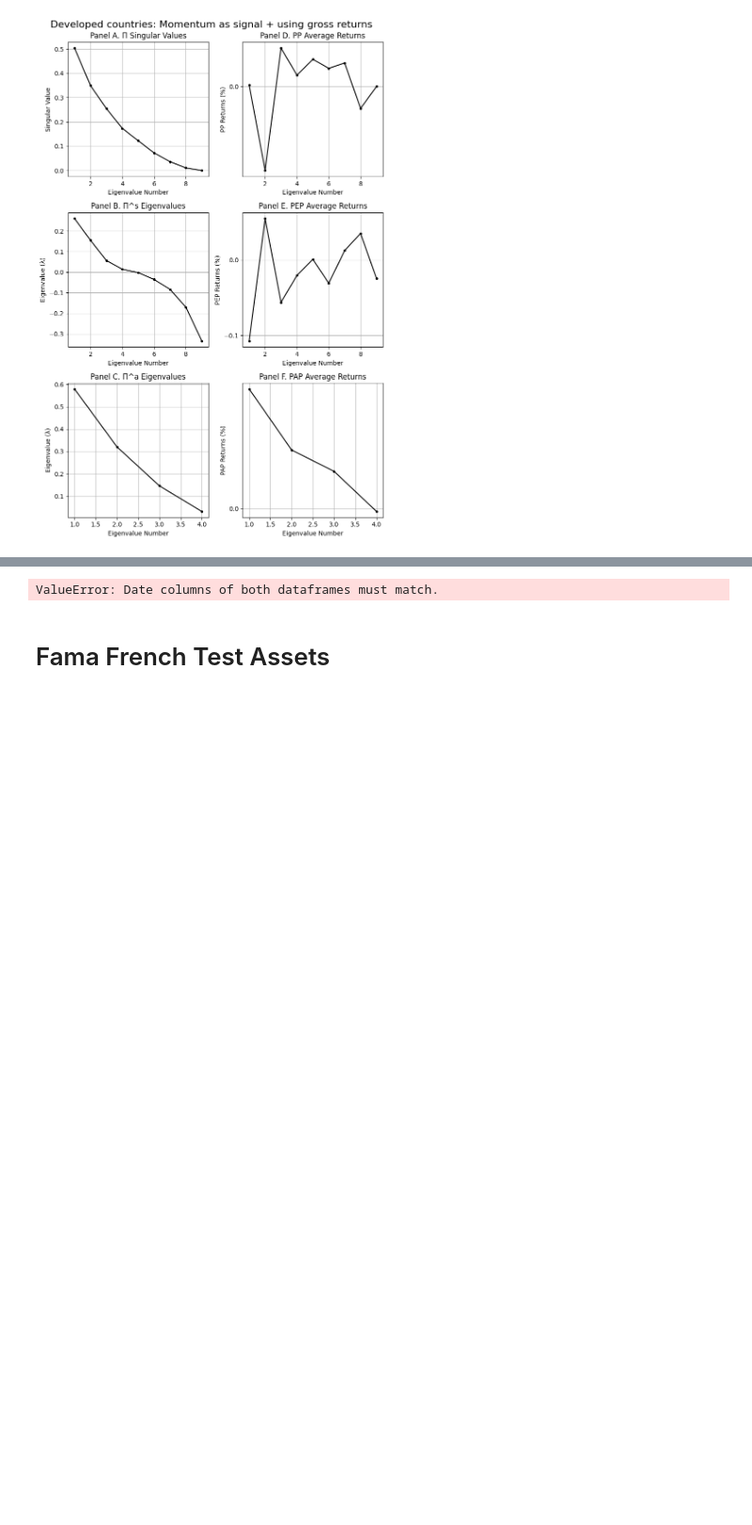
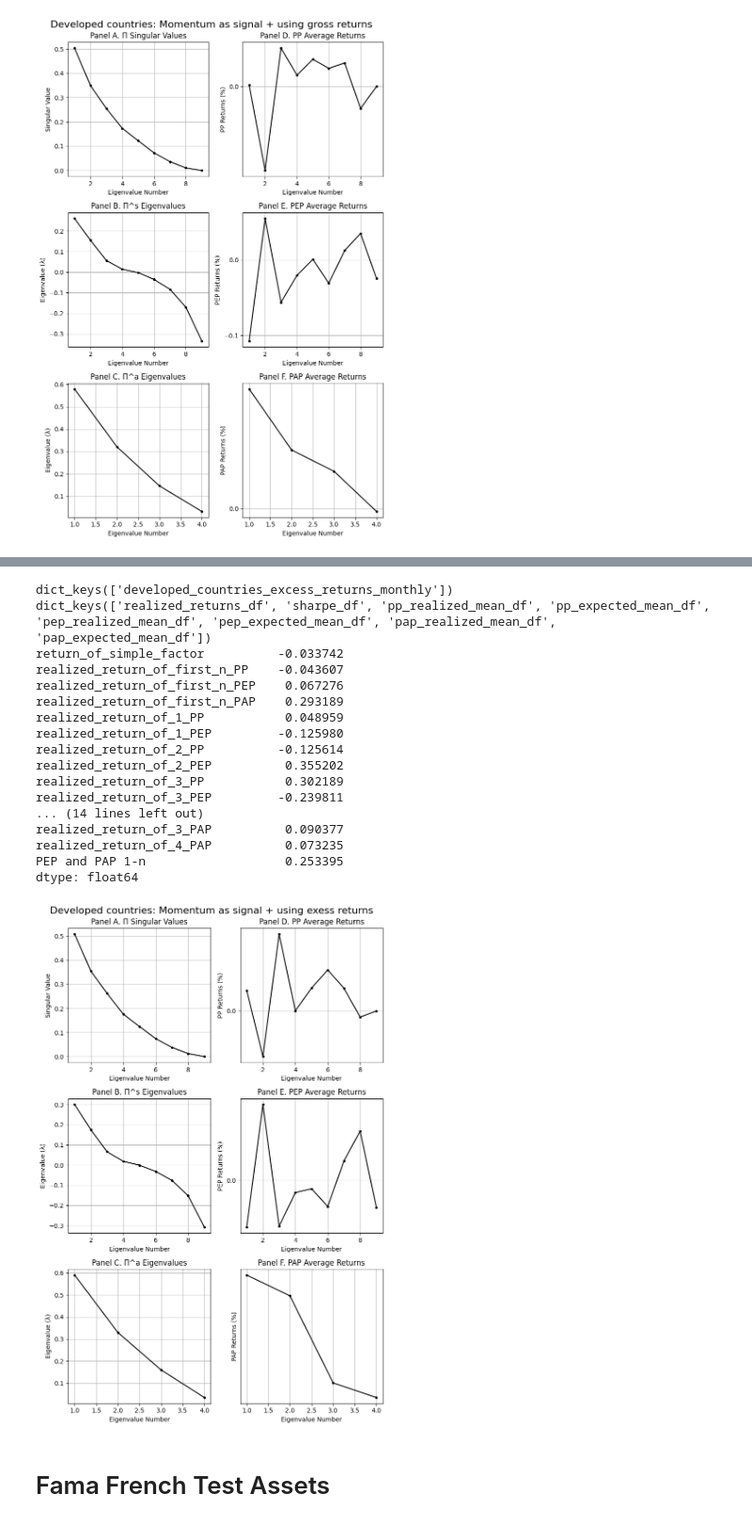
Before and after one commit to aminizadyar/Principal-Portfolios, a Jupyter notebook: PP_monthly_equity_FX.ipynb, the cells around one changed output, grey strips where cells are left out. Shown at 94% size. Saved outputs shown, nothing was run; the diff lists cells and outputs as text; code cells hidden in the pictures; blank space fills up the shorter version.

Commit message:
excess returns show improvement

```diff
--- a/PP_monthly_equity_FX.ipynb
+++ b/PP_monthly_equity_FX.ipynb
@@ -147,38 +100,54 @@ signal_df
 # %%
-starting_year_to_filter = 1998
+starting_year_to_filter = 1999
 end_year_to_filter = 2024
 number_of_lookback_periods = 60
 number_of_PPs_to_consider = 2
 number_of_PEPs_to_consider = 2
 number_of_PAPs_to_consider = 3
 output_dict = {}
 
 developed_countries_excess_return_monthly = pp.calculate_log_FX_excess_returns(developed_countries_spot_monthly,developed_countries_futures_monthly).dropna()
 # using past month's momentum as the signal
 signal_df = pp.build_signal_df_for_1month_momentum(developed_countries_excess_return_monthly).dropna()
-
-output_dict[dataset_spot.split("/")[1].split(".xlsx")[0]] = pp.build_PP(developed_countries_excess_return_monthly,signal_df,
+portfolios_key = "developed_countries_excess_returns_monthly"
+output_dict[portfolios_key] = pp.build_PP(developed_countries_excess_return_monthly,signal_df,
                                                                    number_of_lookback_periods,starting_year_to_filter,end_year_to_filter,
                                                                    factor_data_monthly=None, number_of_PPs_to_consider=number_of_PPs_to_consider,
                                                                    number_of_PEPs_to_consider=number_of_PEPs_to_consider,
                                                                    number_of_PAPs_to_consider= number_of_PAPs_to_consider)
 
 # I calculate the results for all datasets. the results are stored in this dictionay.
 print(output_dict.keys())
 '''
 Every value of this dictionary is itself another dictionary.
 For instance the key 'sharpe_df' can be used to access the sharp values of this set of results.
 '''
-print(output_dict['developed_countries_futures_monthly_1996_2024'].keys())
-print(output_dict['developed_countries_futures_monthly_1996_2024']["sharpe_df"])
+print(output_dict[portfolios_key].keys())
+print(output_dict[portfolios_key]["sharpe_df"])
 
 number_of_portfolios = developed_countries_excess_return_monthly.shape[1]
-portfolios_key = "developed_countries_futures_monthly_1996_2024"
 title = 'Developed countries: Momentum as signal + using exess returns'
 
 pp.singular_values_vs_realized_returns_graph(output_dict, portfolios_key, number_of_portfolios, title)
 # %% [output]
-ValueError: Date columns of both dataframes must match.
+dict_keys(['developed_countries_excess_returns_monthly'])
+dict_keys(['realized_returns_df', 'sharpe_df', 'pp_realized_mean_df', 'pp_expected_mean_df', 'pep_realized_mean_df', 'pep_expected_mean_df', 'pap_realized_mean_df', 'pap_expected_mean_df'])
+return_of_simple_factor          -0.033742
+realized_return_of_first_n_PP    -0.043607
+realized_return_of_first_n_PEP    0.067276
+realized_return_of_first_n_PAP    0.293189
+realized_return_of_1_PP           0.048959
+realized_return_of_1_PEP         -0.125980
+realized_return_of_2_PP          -0.125614
+realized_return_of_2_PEP          0.355202
+realized_return_of_3_PP           0.302189
+realized_return_of_3_PEP         -0.239811
+... (14 lines left out)
+realized_return_of_3_PAP          0.090377
+realized_return_of_4_PAP          0.073235
+PEP and PAP 1-n                   0.253395
+dtype: float64
+[figure, added]
 # %% [markdown]
 # Fama French Test Assets
 # %%
```
Also changed, not shown: parts of 3 cells of this notebook.
